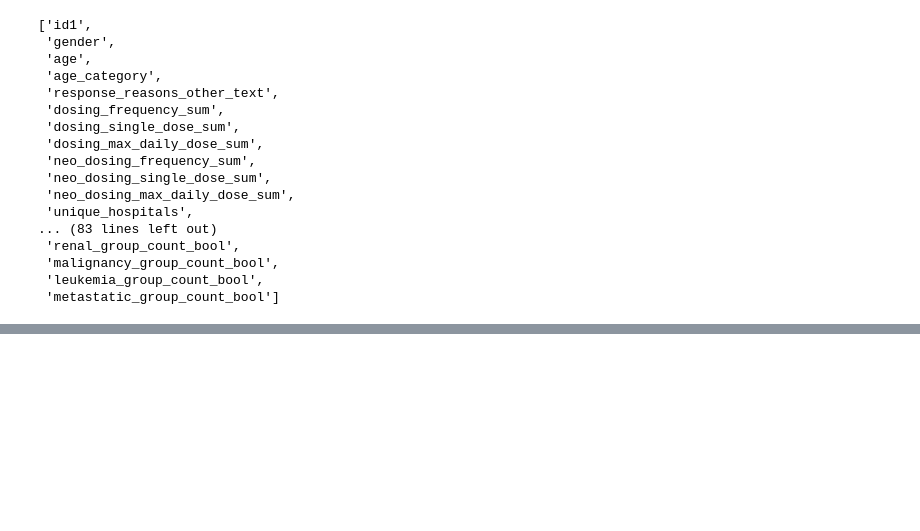
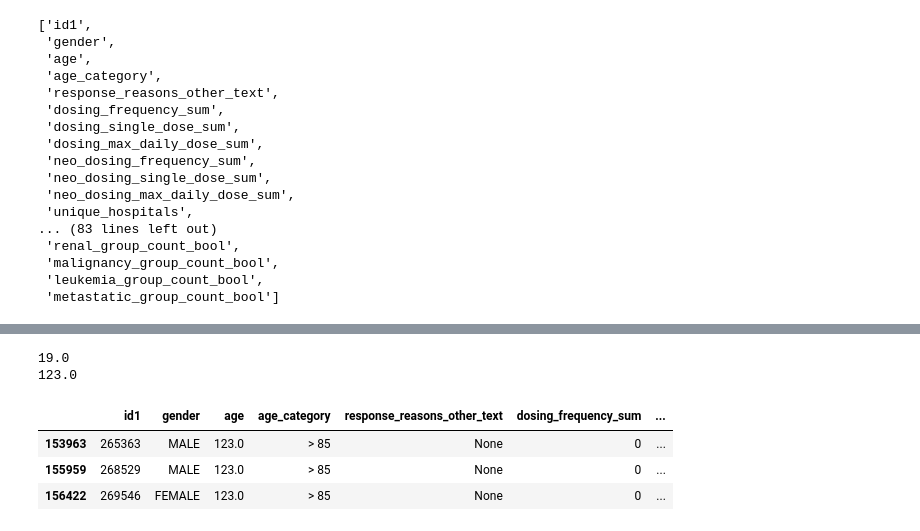
Before and after one commit to nirshlom/alert-fatigue, a Jupyter notebook: patient_descriptive_analysis.ipynb, the cells around one changed output, grey strips where cells are left out. Saved outputs shown, nothing was run; the diff lists cells and outputs as text; code cells hidden in the pictures; blank space fills up the shorter version.

```diff
--- a/patient_descriptive_analysis.ipynb
+++ b/patient_descriptive_analysis.ipynb
@@ -128,0 +146,13 @@ print(table.tabulate(tablefmt="pipe"))
+# %%
+print(min(patient_level_df['age']))
+print(max(patient_level_df['age']))
+# %% [output]
+19.0
+123.0
+# %%
+patient_level_df.loc[patient_level_df['age'] > 120]
+# %% [output]
+|  | id1 | gender | age | age_category | response_reasons_other_text | dosing_frequency_sum | ... |
+| 153963 | 265363 | MALE | 123.0 | > 85 | None | 0 | ... |
+| 155959 | 268529 | MALE | 123.0 | > 85 | None | 0 | ... |
+| 156422 | 269546 | FEMALE | 123.0 | > 85 | None | 0 | ... |
```
Also changed, not shown: parts of 2 cells of this notebook.
